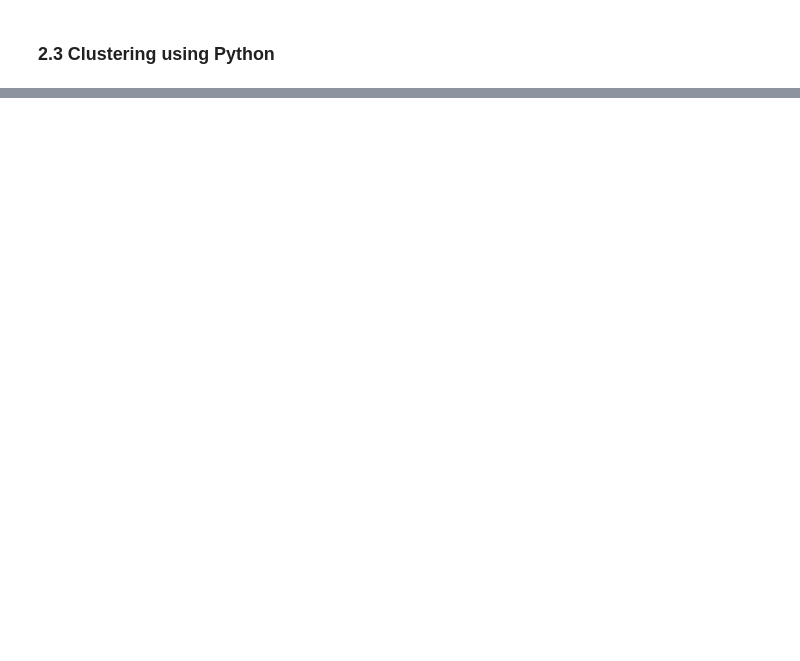
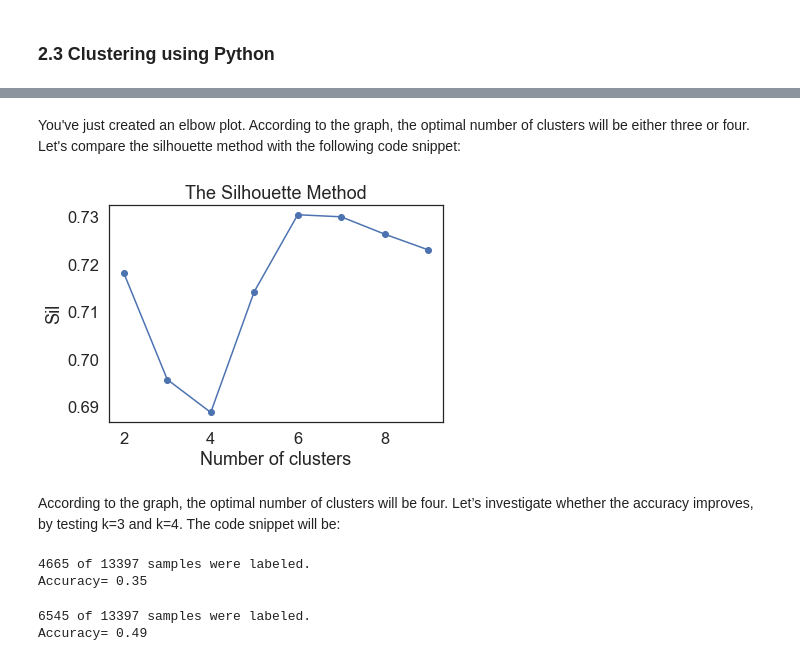
Before and after one commit to JavierConde1976/LSE_DA301_Week_2_Demonstrations, a Jupyter notebook: LSE_DA301_Week_2_Demonstrations.ipynb, the cells around one changed output, grey strips where cells are left out. Saved outputs shown, nothing was run; the diff lists cells and outputs as text; code cells hidden in the pictures; blank space fills up the shorter version.

```diff
--- a/LSE_DA301_Week_2_Demonstrations.ipynb
+++ b/LSE_DA301_Week_2_Demonstrations.ipynb
@@ -1154,0 +1634,5 @@ plt.show()
+# %%
+# Define the independent variable.
+X = df
+# Define the dependent variable.
+y = df['medium']
@@ -1154,0 +1791,66 @@ plt.show()
+# %% [markdown]
+You've just created an elbow plot. According to the graph, the optimal number of clusters will be either three or four. Let's compare the silhouette method with the following code snippet:
+# %%
+# Import the necessary packages.
+from sklearn.metrics import silhouette_score, silhouette_samples
+
+# Find the range of clusters to be used using silhouette method.
+sil = []
+
+kmax = 9
+
+for k in range(2, kmax+1):
+    kmeans_s = KMeans(n_clusters = k).fit(X)
+    labels = kmeans_s.labels_
+    sil.append(silhouette_score(X, labels, metric = 'euclidean'))
+
+# Plot the silhouette method.
+plt.plot(range(2, kmax+1), sil, marker='o')
+
+plt.title("The Silhouette Method")
+plt.xlabel("Number of clusters")
+plt.ylabel("Sil")
+
+plt.show()
+# %% [output]
+[figure, added]
+# %% [markdown]
+According to the graph, the optimal number of clusters will be four. Let’s investigate whether the accuracy improves, by testing k=3 and k=4. The code snippet will be:
+# %%
+# k=3
+
+# Create a k-means object with three clusters:
+kmeans = KMeans(n_clusters=3, random_state=0)
+# Apply fit(), using the DataFrame, to the k-means object.
+kmeans.fit(X)
+
+# Check how many of the samples were correctly labelled:
+labels = kmeans.labels_
+correct_labels = sum(y == labels)
+
+# Display the accuracy score:
+print("%d of %d samples were labeled." % (correct_labels, y.size))
+
+print('Accuracy= {0:0.2f}'. format(correct_labels/float(y.size)))
+# %% [output]
+4665 of 13397 samples were labeled.
+Accuracy= 0.35
+# %%
+# k=4
+
+# Create a k-means object with three clusters:
+kmeans = KMeans(n_clusters=4, random_state=0)
+# Apply ‘fit()’, using the DataFrame, to the k-means object.
+kmeans.fit(X)
+
+# Check how many of the samples were correctly labelled:
+labels = kmeans.labels_
+correct_labels = sum(y == labels)
+
+# Display the accuracy score:
+print("%d of %d samples were labeled." % (correct_labels, y.size))
+
+print("Accuracy= {0:0.2f}". format(correct_labels/float(y.size)))
+# %% [output]
+6545 of 13397 samples were labeled.
+Accuracy= 0.49
```
Also changed, not shown: parts of 191 cells of this notebook.
